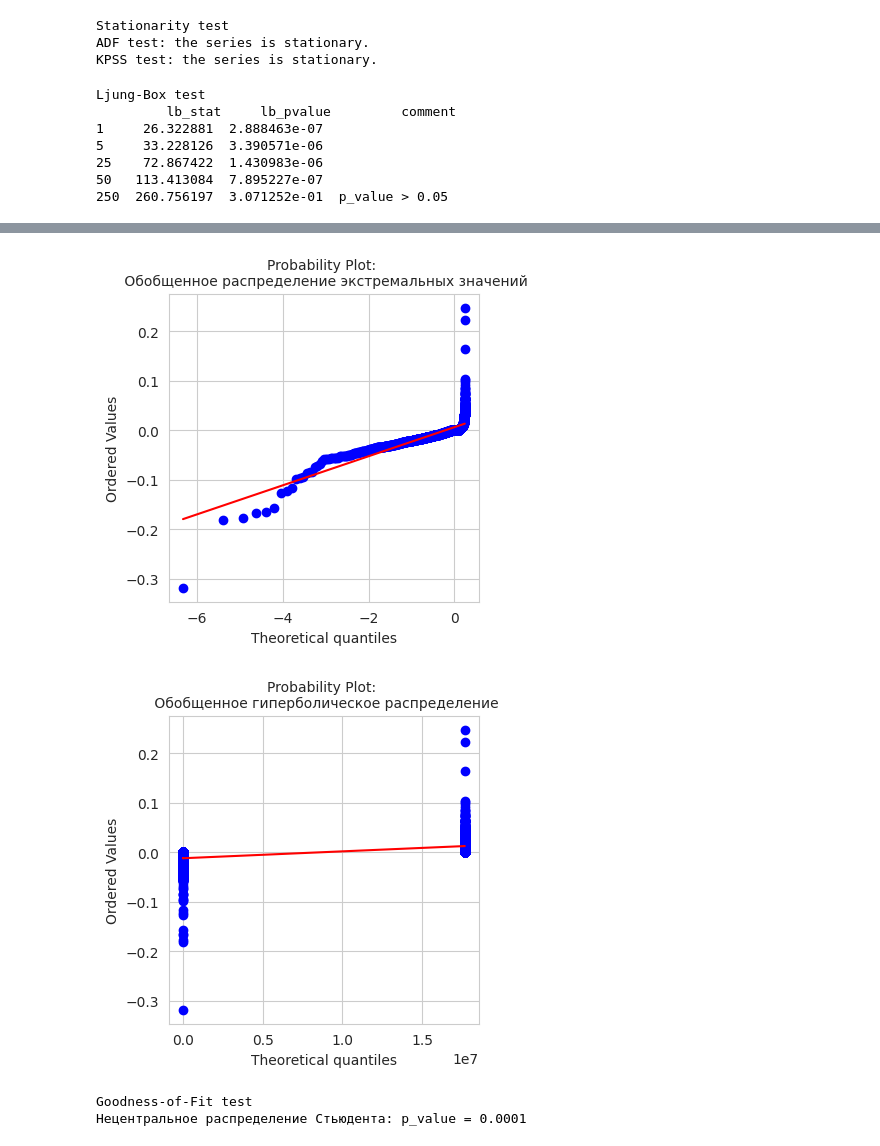
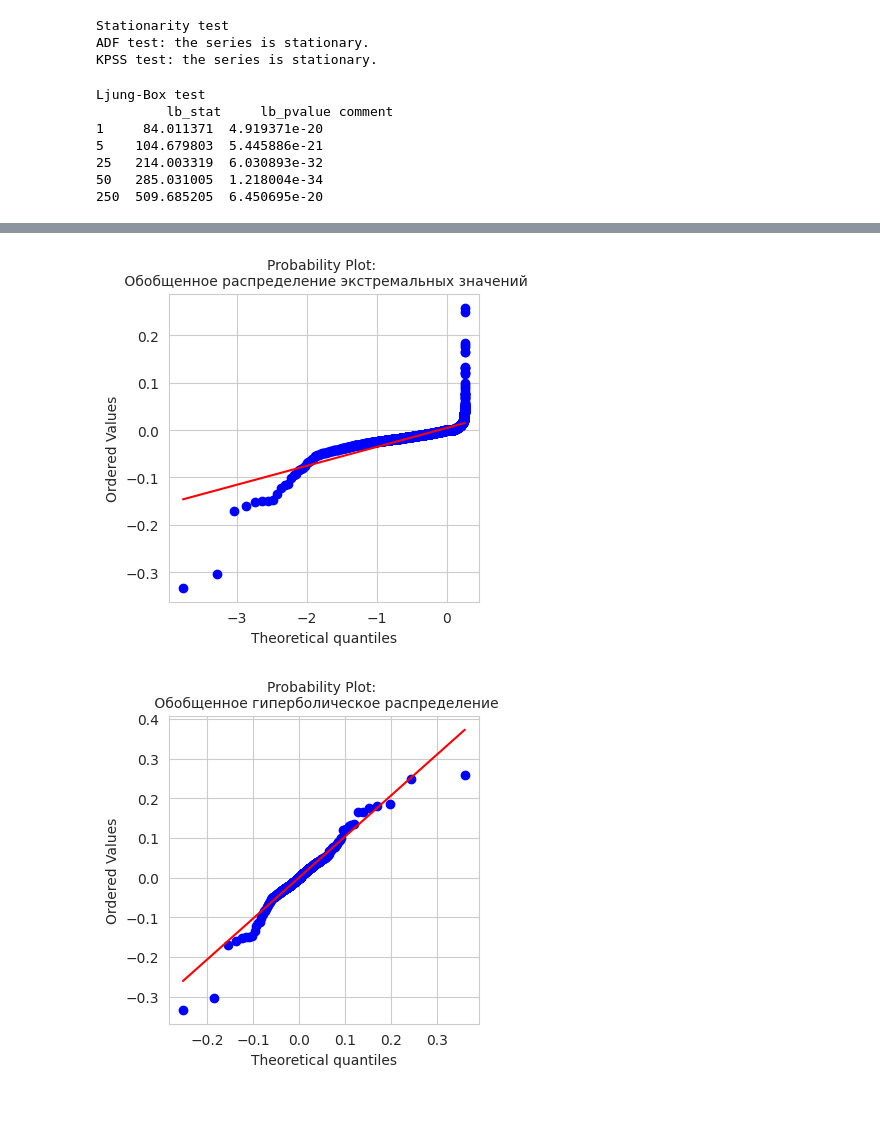
Before and after one commit to ElizavetaKagan/Model-Risk-vkr, a Jupyter notebook: Notebooks/VKR_MR_part1.ipynb, the cells around one changed output, grey strips where cells are left out. Saved outputs shown, nothing was run; the diff lists cells and outputs as text; code cells hidden in the pictures; blank space fills up the shorter version.

```diff
--- a/Notebooks/VKR_MR_part1.ipynb
+++ b/Notebooks/VKR_MR_part1.ipynb
@@ -37,0 +36,6 @@ from data_analysis import FinancialInstrument
+# %%
+from google.colab import drive
+drive.mount('/content/drive')
+
+folder = '/content/drive/MyDrive/Kagan_VKR/data/'
+name_for_save='price_data.xlsx'
@@ -133,3 +159,6 @@ plt.show()
+# %%
+# Если необходимые данные уже загружены
+df_price = pd.read_excel(folder+name_for_save)
 # %% [markdown]
 # Анализ данных
 # %% [markdown]
@@ -263,2 +352,2 @@ Ljung-Box test
 # %%
-stock_sber = FinancialInstrument(df=df_price, name='Сбербанк')
+stock_gazprom = FinancialInstrument(df=df_price, name='Газпром')
@@ -311,15 +370,15 @@ Stationarity test
 ADF test: the series is stationary.
 KPSS test: the series is stationary.
 # %%
-stock_aeroflot.ljungbox_test()
+stock_gazprom.ljungbox_test()
 # %% [output]
 Ljung-Box test
-         lb_stat     lb_pvalue         comment
-1     26.322881  2.888463e-07
-5     33.228126  3.390571e-06
-25    72.867422  1.430983e-06
-50   113.413084  7.895227e-07
-250  260.756197  3.071252e-01  p_value > 0.05
+         lb_stat     lb_pvalue comment
+1     84.011371  4.919371e-20
+5    104.679803  5.445886e-21
+25   214.003319  6.030893e-32
+50   285.031005  1.218004e-34
+250  509.685205  6.450695e-20
 # %%
-stock_aeroflot.qq_plot()
+stock_gazprom.qq_plot()
 # %% [output]
@@ -332,7 +391,2 @@ stock_aeroflot.qq_plot()
-[figure, old version]
+[figure, new version]
-[figure, old version]
+[figure, new version]
-# %%
-stock_aeroflot.goodness_of_fit_test(dist_list=['nct'], test_type='ks')
-# %% [output]
-Goodness-of-Fit test
-Нецентральное распределение Стьюдента: p_value = 0.0001
```
Also changed, not shown: parts of 52 cells of this notebook, 1 other file.
